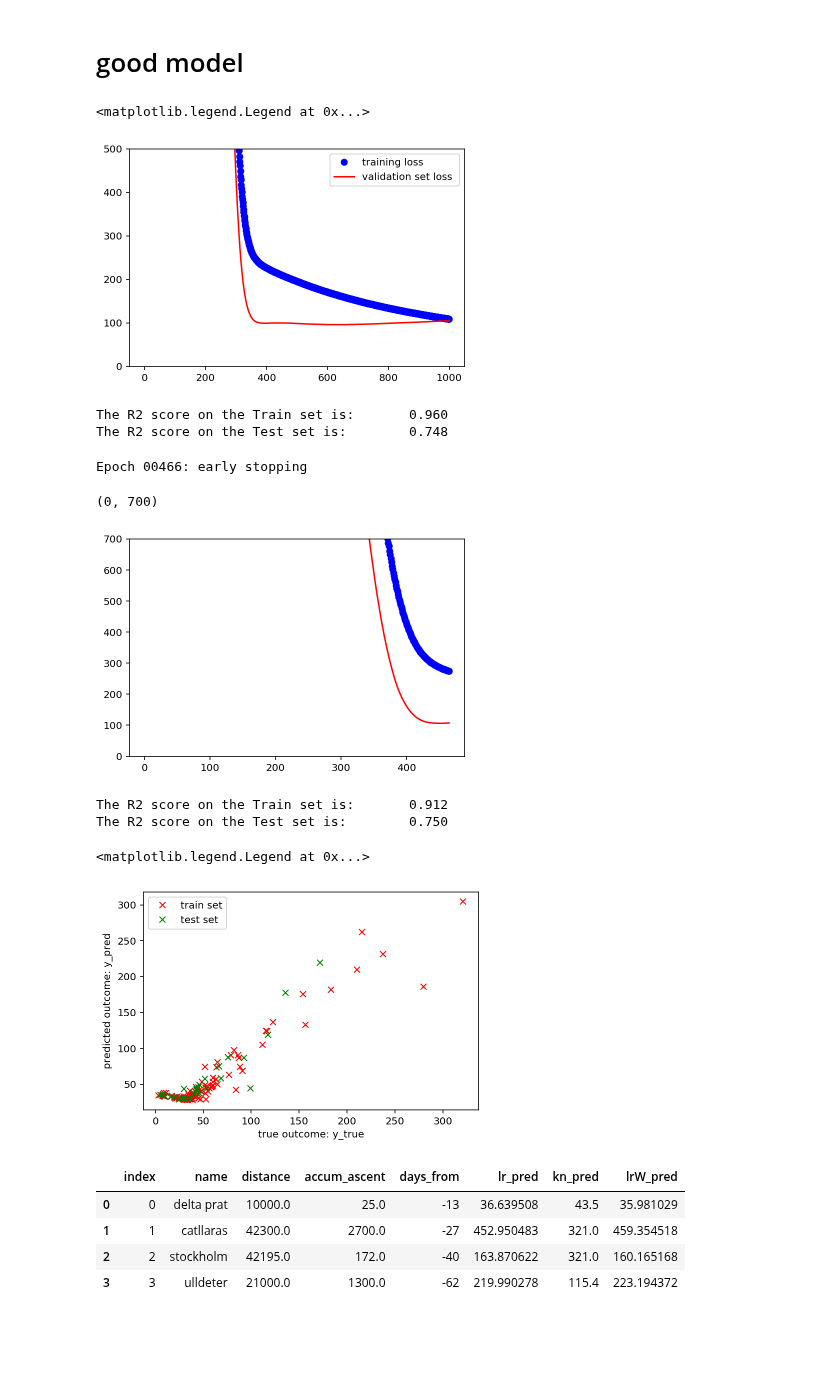
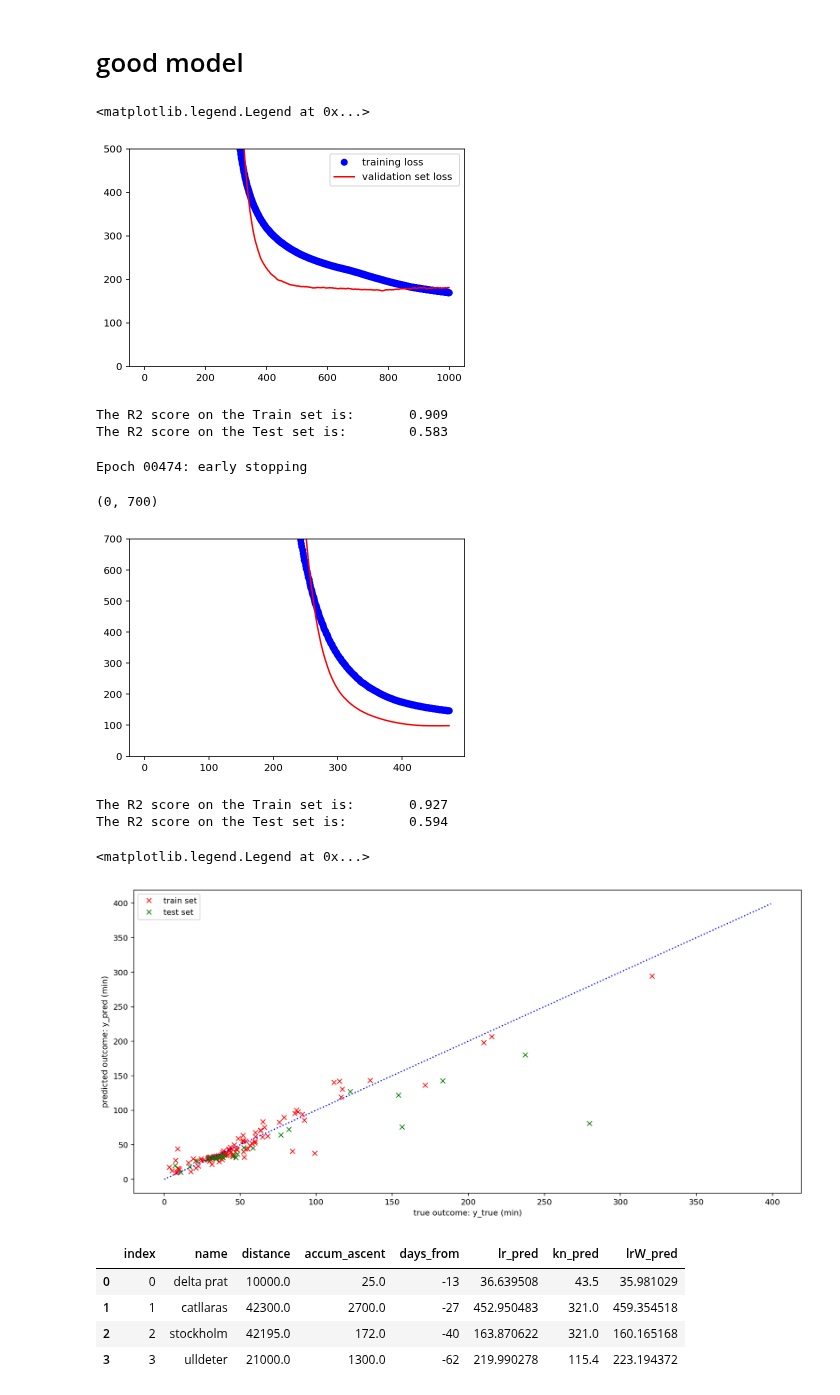
Before and after one commit to pausampietro/run_perfomance, a Jupyter notebook: 4. Regression Algorithms/4d. Regression - Neural Network Approach.ipynb, the cells around one changed output. Cells and saved outputs as stored; diff of their text form; code cells hidden in the pictures; blank space fills up the shorter version.

Commit message:
various tests NN

```diff
--- a/4. Regression Algorithms/4d. Regression - Neural Network Approach.ipynb
+++ b/4. Regression Algorithms/4d. Regression - Neural Network Approach.ipynb
@@ -109,7 +112,7 @@ The R2 score on the Test set is:        0.722
 # %% [markdown]
 # good model
 # %%
-X = moves[['distance', 'accum_ascent']]
+X = moves[['distance', 'ascent_ratio']]
 y = moves['moving_time']
 
 X_train, X_test, y_train, y_test = train_test_split(X, y, test_size=0.2)
@@ -139,7 +142,7 @@ plt.ylim(0,500)
 plt.legend()
 # %% [output]
 <matplotlib.legend.Legend at 0x...>
-[figure, old version]
+[figure, new version]
 # %%
 y_train_pred = model.predict(X_train)
 y_test_pred = model.predict(X_test)
@@ -148,15 +151,15 @@ y_test_pred = model.predict(X_test)
 print("The R2 score on the Train set is:\t{:0.3f}".format(r2_score(y_train, y_train_pred)))
 print("The R2 score on the Test set is:\t{:0.3f}".format(r2_score(y_test, y_test_pred)))
 # %% [output]
-The R2 score on the Train set is:       0.960
-The R2 score on the Test set is:        0.748
+The R2 score on the Train set is:       0.909
+The R2 score on the Test set is:        0.583
 # %%
 # Defines "deep" model and its structure
 model = Sequential()
-model.add(Dense(11, input_shape=(2,), activation='relu'))
-model.add(Dense(11, activation='relu'))
-model.add(Dense(11, activation='relu'))
-model.add(Dense(11, activation='relu'))
+model.add(Dense(13, input_shape=(2,), activation='relu'))
+model.add(Dense(13, activation='relu'))
+model.add(Dense(13, activation='relu'))
+model.add(Dense(13, activation='relu'))
 model.add(Dense(1,))
 model.compile(Adam(lr=0.0002), 'mean_squared_error')
 
@@ -164,7 +167,7 @@ model.compile(Adam(lr=0.0002), 'mean_squared_error')
 earlystopper = EarlyStopping(monitor='val_loss', min_delta=0, patience=15, verbose=1, mode='auto')
 
 # Fits model over 1000 iterations with 'earlystopper' callback, and assigns it to history
-history = model.fit(X_train, y_train, epochs = 1000, validation_split = 0.2,shuffle = True, verbose = 0,
+history = model.fit(X_train, y_train, epochs = 500, validation_split = 0.2,shuffle = True, verbose = 0,
                     callbacks = [earlystopper])
 
 # Plots 'history'
@@ -175,9 +178,9 @@ plt.plot(loss_values,'bo',label='training loss')
 plt.plot(val_loss_values,'r',label='training loss val')
 plt.ylim(0,700)
 # %% [output]
-Epoch 00466: early stopping
+Epoch 00474: early stopping
 (0, 700)
-[figure, old version]
+[figure, new version]
 # %%
 y_train_pred = model.predict(X_train)
 y_test_pred = model.predict(X_test)
@@ -186,17 +189,19 @@ y_test_pred = model.predict(X_test)
 print("The R2 score on the Train set is:\t{:0.3f}".format(r2_score(y_train, y_train_pred)))
 print("The R2 score on the Test set is:\t{:0.3f}".format(r2_score(y_test, y_test_pred)))
 # %% [output]
-The R2 score on the Train set is:       0.912
-The R2 score on the Test set is:        0.750
+The R2 score on the Train set is:       0.927
+The R2 score on the Test set is:        0.594
 # %%
+plt.figure (figsize=(15,7))
 plt.plot(y_train, y_train_pred, 'xr', label='train set')
 plt.plot(y_test, y_test_pred, 'xg', label = 'test set')
-plt.xlabel('true outcome: y_true')
-plt.ylabel('predicted outcome: y_pred')
+plt.plot([i for i in range(400)],[i for i in range(400)], ':b')
+plt.xlabel('true outcome: y_true (min)')
+plt.ylabel('predicted outcome: y_pred (min)')
 plt.legend()
 # %% [output]
 <matplotlib.legend.Legend at 0x...>
-[figure, old version]
+[figure, new version]
 # %%
 races = read_table('races')
 races.head()
```
Also changed, not shown: parts of 10 cells of this notebook, 2 other files.
